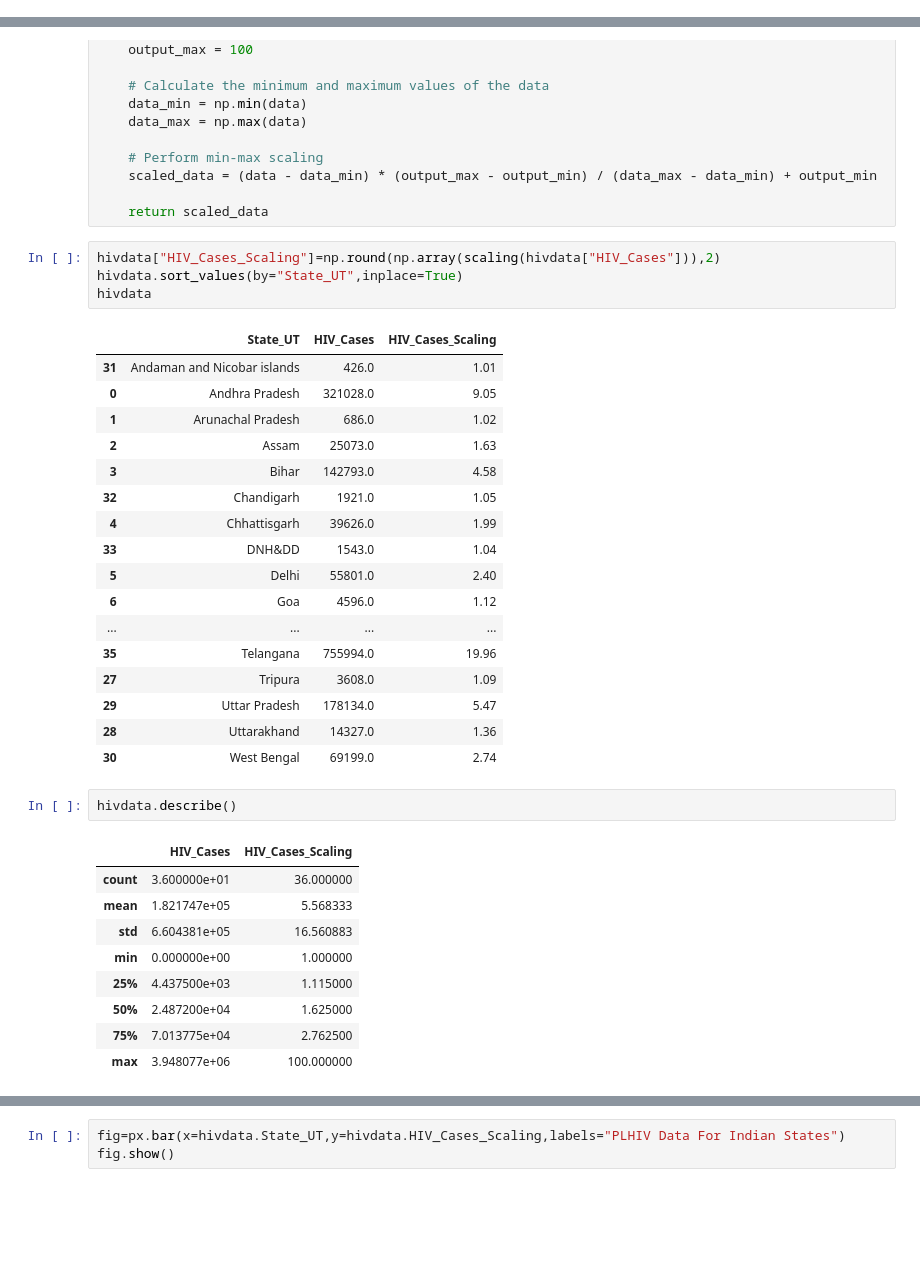
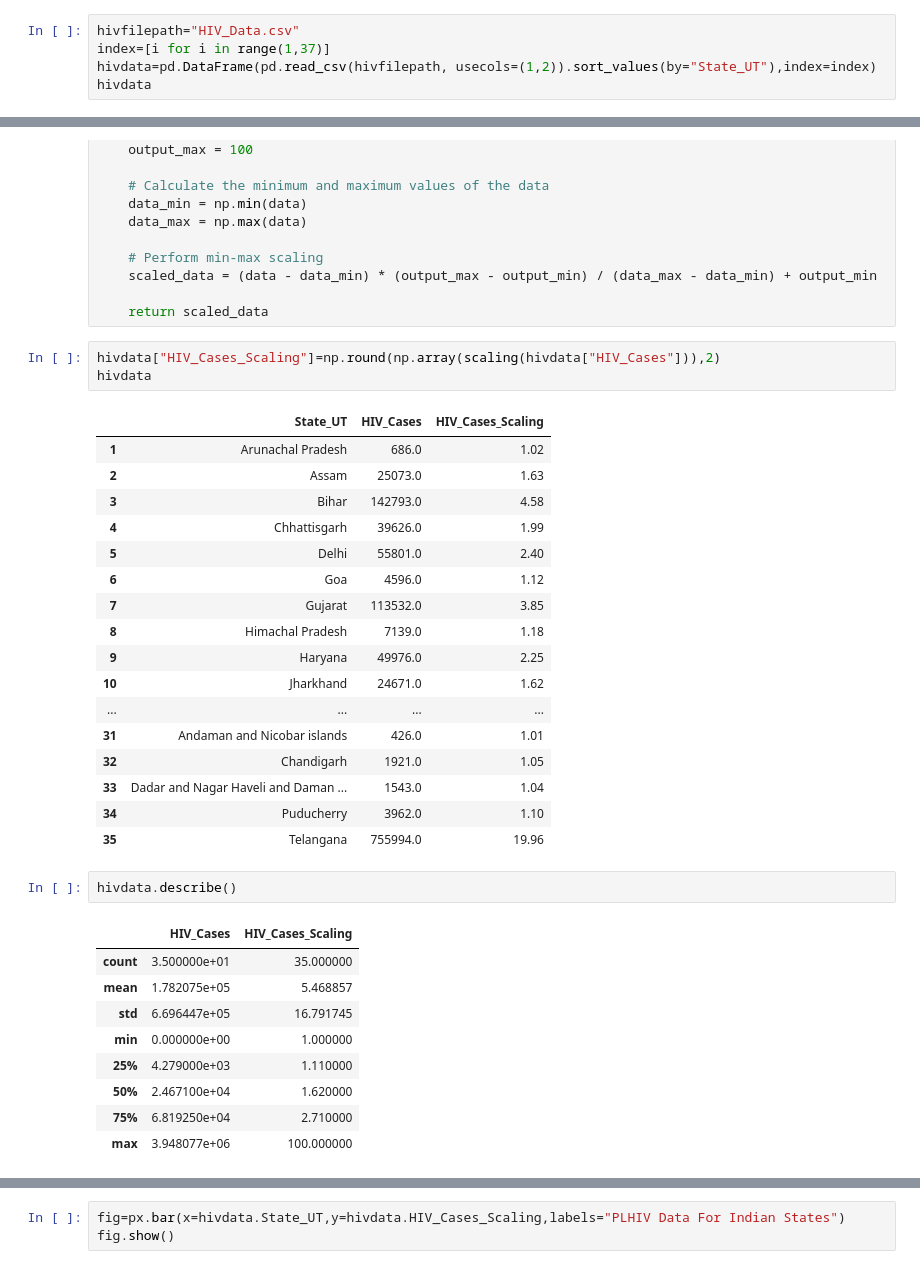
Before and after one commit to CoderMayankD/TB-Risk, a Jupyter notebook: HIV_Cases/HIV_DataPreprocess.ipynb, the cells around one changed output, grey strips where cells are left out. Cells and saved outputs as stored; diff of their text form; blank space fills up the shorter version.

```diff
--- a/HIV_Cases/HIV_DataPreprocess.ipynb
+++ b/HIV_Cases/HIV_DataPreprocess.ipynb
@@ -27,0 +5,5 @@ hivdata
+# %%
+hivfilepath="HIV_Data.csv"
+index=[i for i in range(1,37)]
+hivdata=pd.DataFrame(pd.read_csv(hivfilepath, usecols=(1,2)).sort_values(by="State_UT"),index=index)
+hivdata
@@ -53,37 +73,36 @@ def scaling(data):
     return scaled_data
 # %%
 hivdata["HIV_Cases_Scaling"]=np.round(np.array(scaling(hivdata["HIV_Cases"])),2)
-hivdata.sort_values(by="State_UT",inplace=True)
 hivdata
 # %% [output]
 |  | State_UT | HIV_Cases | HIV_Cases_Scaling |
-| 31 | Andaman and Nicobar islands | 426.0 | 1.01 |
-| 0 | Andhra Pradesh | 321028.0 | 9.05 |
 | 1 | Arunachal Pradesh | 686.0 | 1.02 |
 | 2 | Assam | 25073.0 | 1.63 |
 | 3 | Bihar | 142793.0 | 4.58 |
-| 32 | Chandigarh | 1921.0 | 1.05 |
 | 4 | Chhattisgarh | 39626.0 | 1.99 |
-| 33 | DNH&DD | 1543.0 | 1.04 |
 | 5 | Delhi | 55801.0 | 2.40 |
 | 6 | Goa | 4596.0 | 1.12 |
+| 7 | Gujarat | 113532.0 | 3.85 |
+| 8 | Himachal Pradesh | 7139.0 | 1.18 |
+| 9 | Haryana | 49976.0 | 2.25 |
+| 10 | Jharkhand | 24671.0 | 1.62 |
 | ... | ... | ... | ... |
+| 31 | Andaman and Nicobar islands | 426.0 | 1.01 |
+| 32 | Chandigarh | 1921.0 | 1.05 |
+| 33 | Dadar and Nagar Haveli and Daman ... | 1543.0 | 1.04 |
+| 34 | Puducherry | 3962.0 | 1.10 |
 | 35 | Telangana | 755994.0 | 19.96 |
-| 27 | Tripura | 3608.0 | 1.09 |
-| 29 | Uttar Pradesh | 178134.0 | 5.47 |
-| 28 | Uttarakhand | 14327.0 | 1.36 |
-| 30 | West Bengal | 69199.0 | 2.74 |
 # %%
 hivdata.describe()
 # %% [output]
 |  | HIV_Cases | HIV_Cases_Scaling |
-| count | 3.600000e+01 | 36.000000 |
-| mean | 1.821747e+05 | 5.568333 |
-| std | 6.604381e+05 | 16.560883 |
+| count | 3.500000e+01 | 35.000000 |
+| mean | 1.782075e+05 | 5.468857 |
+| std | 6.696447e+05 | 16.791745 |
 | min | 0.000000e+00 | 1.000000 |
-| 25% | 4.437500e+03 | 1.115000 |
-| 50% | 2.487200e+04 | 1.625000 |
-| 75% | 7.013775e+04 | 2.762500 |
+| 25% | 4.279000e+03 | 1.110000 |
+| 50% | 2.467100e+04 | 1.620000 |
+| 75% | 6.819250e+04 | 2.710000 |
 | max | 3.948077e+06 | 100.000000 |
 # %%
 hivdata
```
Also changed, not shown: parts of 5 cells of this notebook, 12 other files.
